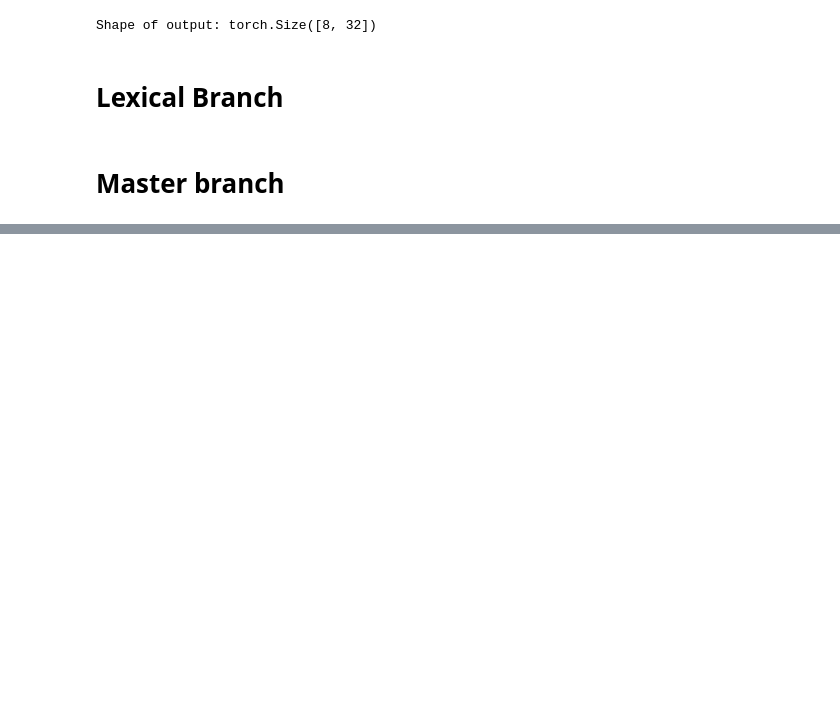
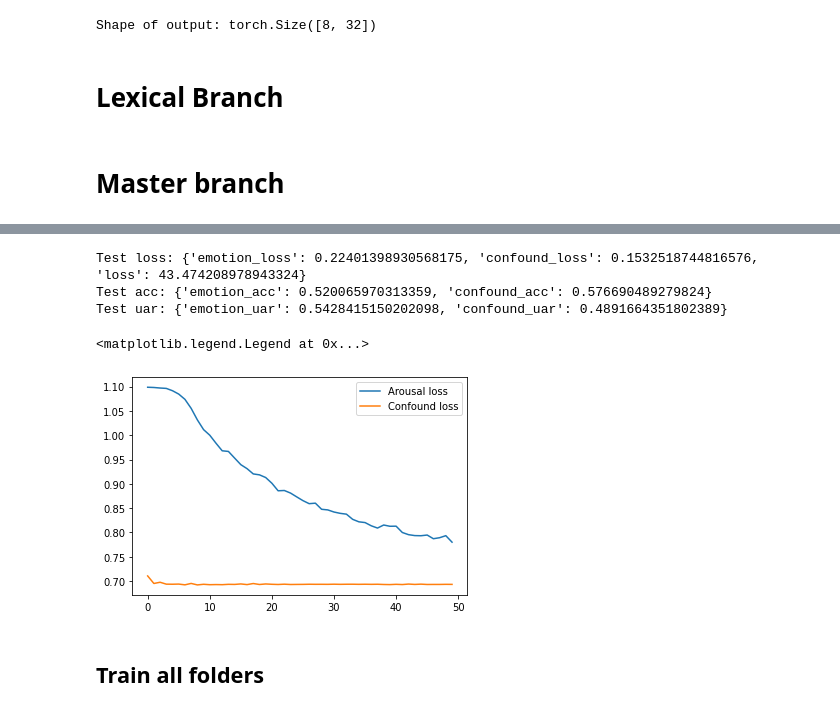
Before and after one commit to BrandonThaiTran/stressed_emotion, a Jupyter notebook: code/models.ipynb, the cells around one changed output, grey strips where cells are left out. Cells and saved outputs as stored; diff of their text form; code cells hidden in the pictures; blank space fills up the shorter version.

```diff
--- a/code/models.ipynb
+++ b/code/models.ipynb
@@ -660,0 +667,28 @@ plt.legend()
+# %%
+emotion_recognizer = MasterNet(acoustic_modality = True, lexical_modality = True, visual_modality = False, grl_lambda = 10)
+init_weights(emotion_recognizer)
+for param in emotion_recognizer.parameters():
+    param.requires_grad = True
+emotion_recognizer.to(device)
+
+learning_rate = 1e-4
+optimizer = torch.optim.Adam(emotion_recognizer.parameters(), lr=learning_rate)
+lr_schedule = torch.optim.lr_scheduler.ReduceLROnPlateau(optimizer, patience=1)
+criterion = torch.nn.CrossEntropyLoss()
+
+train_dataset_file_path = '../dataset/IEMOCAP/0/train.csv'
+train_loader = datasets.get_dataloader(train_dataset_file_path, 'train')
+test_dataset_file_path = '../dataset/IEMOCAP/0/test.csv'
+test_loader = datasets.get_dataloader(test_dataset_file_path, 'test')
+
+emotion_loss = []
+confound_loss = []
+loss = []
+epochs = 50
+for epoch in range(epochs):
+    train_loss, train_acc = train(train_loader, emotion_recognizer, optimizer, criterion, device, emotion_dimension = 'arousal')
+    emotion_loss.append(train_loss['emotion_loss'])
+    confound_loss.append(train_loss['confound_loss'])
+    loss.append(train_loss['loss'])
+    print(f'Train loss: {train_loss}')
+    print(f'Train acc: {train_acc}')
@@ -661,3 +713,22 @@ plt.legend()
+# %%
+test_loss, test_acc, test_uar = test(test_loader, emotion_recognizer, criterion, device, emotion_dimension = 'arousal')
+print(f'Test loss: {test_loss}')
+print(f'Test acc: {test_acc}')
+print(f'Test uar: {test_uar}')
+# %% [output]
+Test loss: {'emotion_loss': 0.22401398930568175, 'confound_loss': 0.1532518744816576, 'loss': 43.474208978943324}
+Test acc: {'emotion_acc': 0.520065970313359, 'confound_acc': 0.576690489279824}
+Test uar: {'emotion_uar': 0.5428415150202098, 'confound_uar': 0.4891664351802389}
+# %%
+# plt.plot(range(epochs), loss, label = 'train loss')
+plt.plot(range(epochs), emotion_loss, label = 'Arousal loss')
+plt.plot(range(epochs), confound_loss, label = 'Confound loss')
+plt.legend()
+# %% [output]
+<matplotlib.legend.Legend at 0x...>
+[figure, added]
+# %% [markdown]
+## Train all folders
 # %%
 acc = []
 uar = []
```
Also changed, not shown: parts of 20 cells of this notebook.
